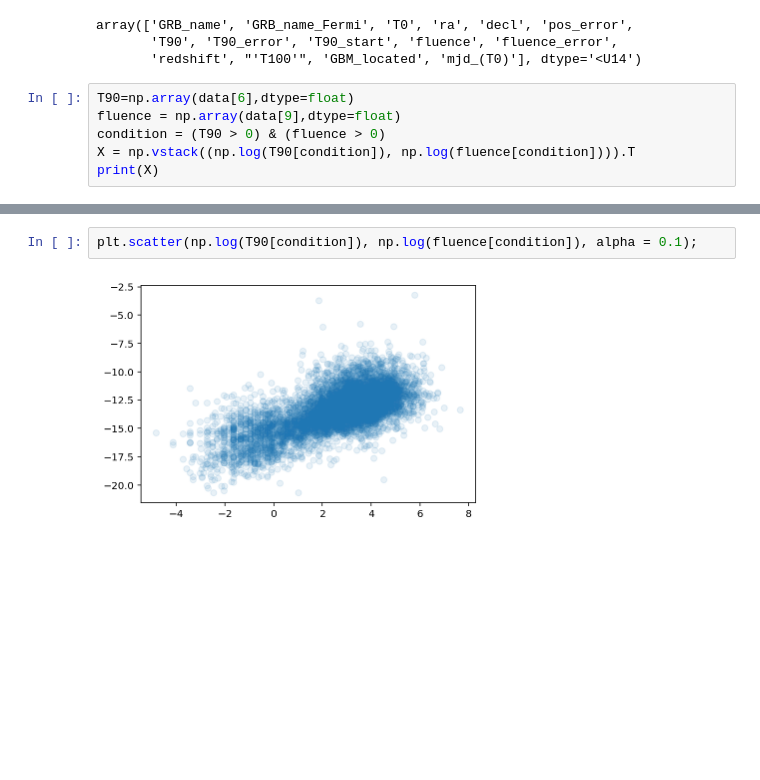
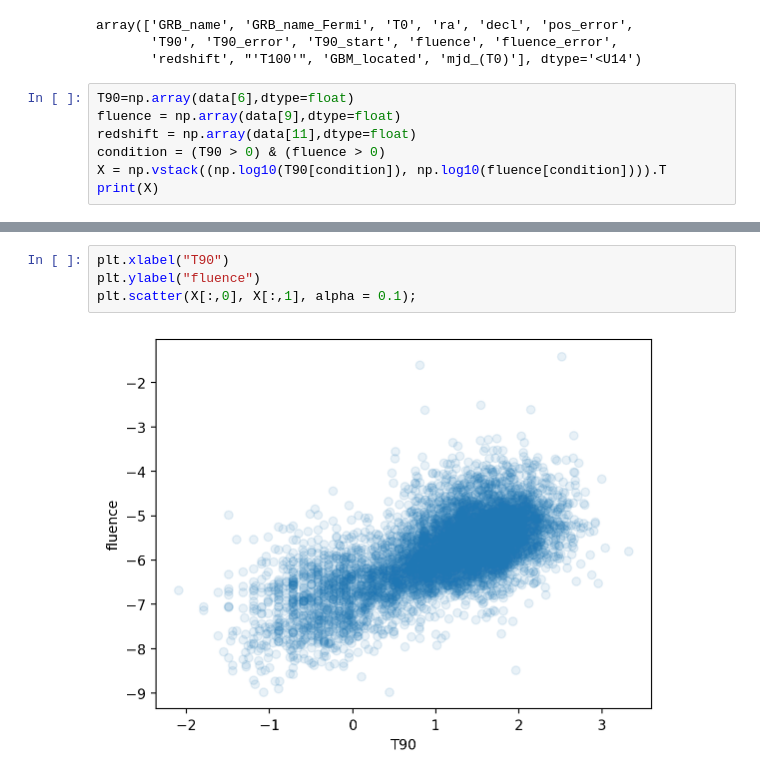
Before and after one commit to EdoSanto/astrostatistics_bicocca_2024, a Jupyter notebook: working/Gamma Ray Bursts.ipynb, the cells around one changed output, grey strips where cells are left out. Cells and saved outputs as stored; diff of their text form; blank space fills up the shorter version.

```diff
--- a/working/Gamma Ray Bursts.ipynb
+++ b/working/Gamma Ray Bursts.ipynb
@@ -41,7 +47,8 @@ array(['GRB_name', 'GRB_name_Fermi', 'T0', 'ra', 'decl', 'pos_error',
 # %%
 T90=np.array(data[6],dtype=float)
 fluence = np.array(data[9],dtype=float)
+redshift = np.array(data[11],dtype=float)
 condition = (T90 > 0) & (fluence > 0)
-X = np.vstack((np.log(T90[condition]), np.log(fluence[condition]))).T
+X = np.vstack((np.log10(T90[condition]), np.log10(fluence[condition]))).T
 print(X)
 # %% [output]
@@ -59,7 +115,9 @@ plt.hist(np.log(T90[condition]), bins = int(np.sqrt(len(T90[condition]))));
 # %%
-plt.scatter(np.log(T90[condition]), np.log(fluence[condition]), alpha = 0.1);
+plt.xlabel("T90")
+plt.ylabel("fluence")
+plt.scatter(X[:,0], X[:,1], alpha = 0.1);
 # %% [output]
-[figure, old version]
+[figure, new version]
 # %%
 from sklearn.cluster import KMeans
 from sklearn import preprocessing
```
Also changed, not shown: parts of 13 cells of this notebook, 9 other files.
